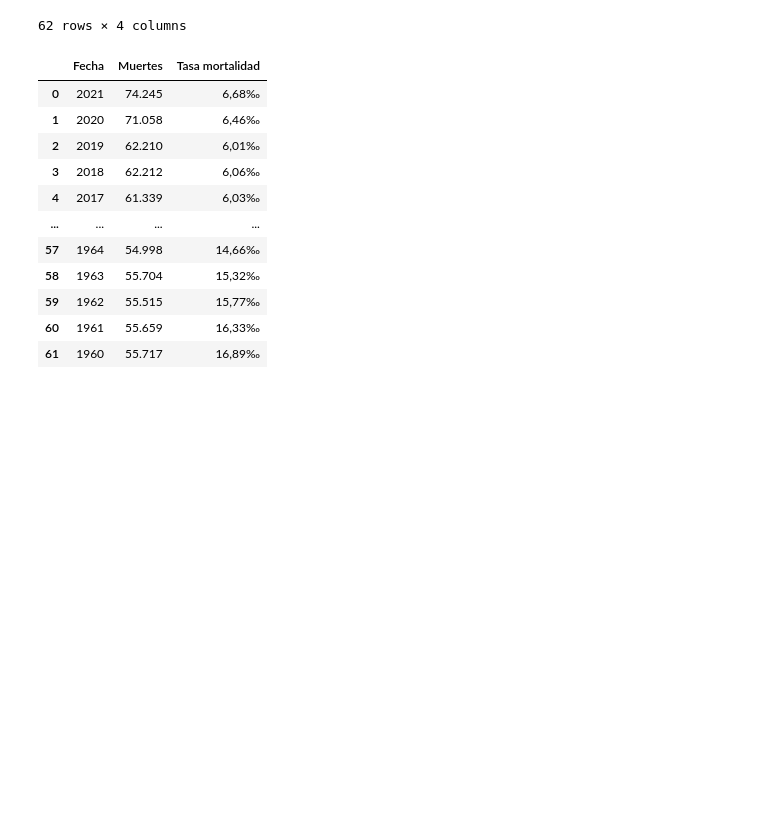
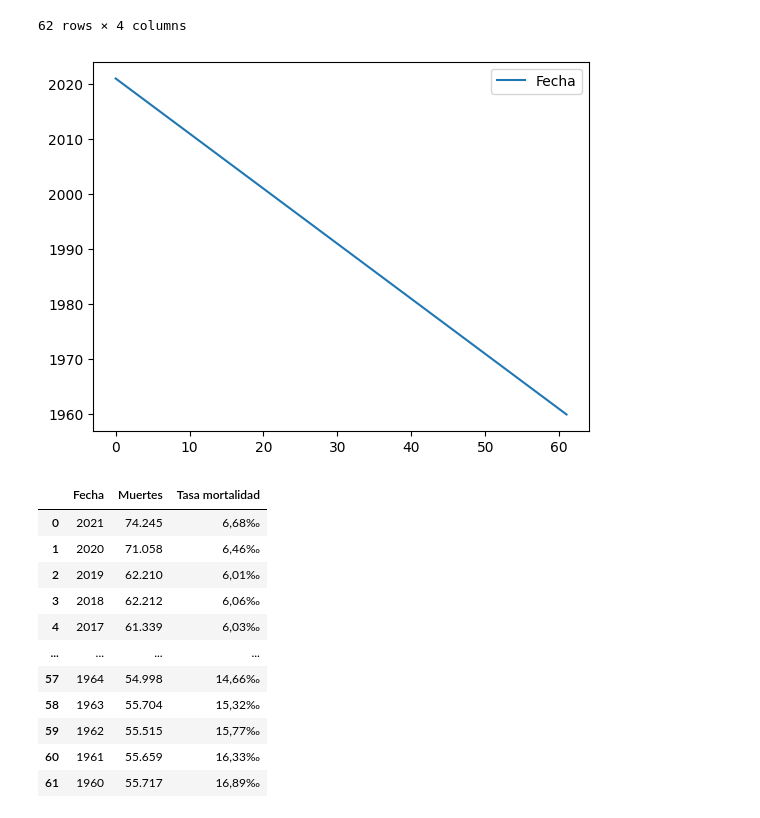
Before and after one commit to MoisesAlmz/Proyecto-Samsung, a Jupyter notebook: Viejicidad_en_RD.ipynb, the cells around one changed output. Cells and saved outputs as stored; diff of their text form; code cells hidden in the pictures; blank space fills up the shorter version.

```diff
--- a/Viejicidad_en_RD.ipynb
+++ b/Viejicidad_en_RD.ipynb
@@ -26,6 +26,13 @@ read_data_excel
 | 60 | 1961 | 53,20 | 48,71 | 50,84 |
 | 61 | 1960 | 52,61 | 48,15 | 50,26 |
 62 rows × 4 columns
+# %%
+read_data_excel.plot()
+
+
+plt.show()
+# %% [output]
+[figure, added]
 # %%
 #Hoja 2, mortalidad
 
```
Also changed, not shown: parts of 9 cells of this notebook.
